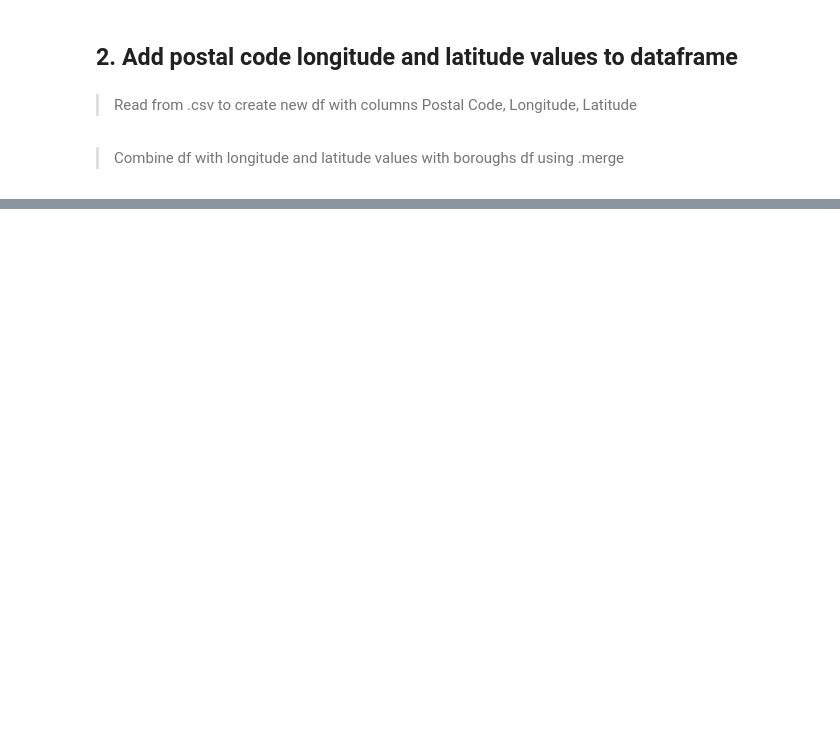
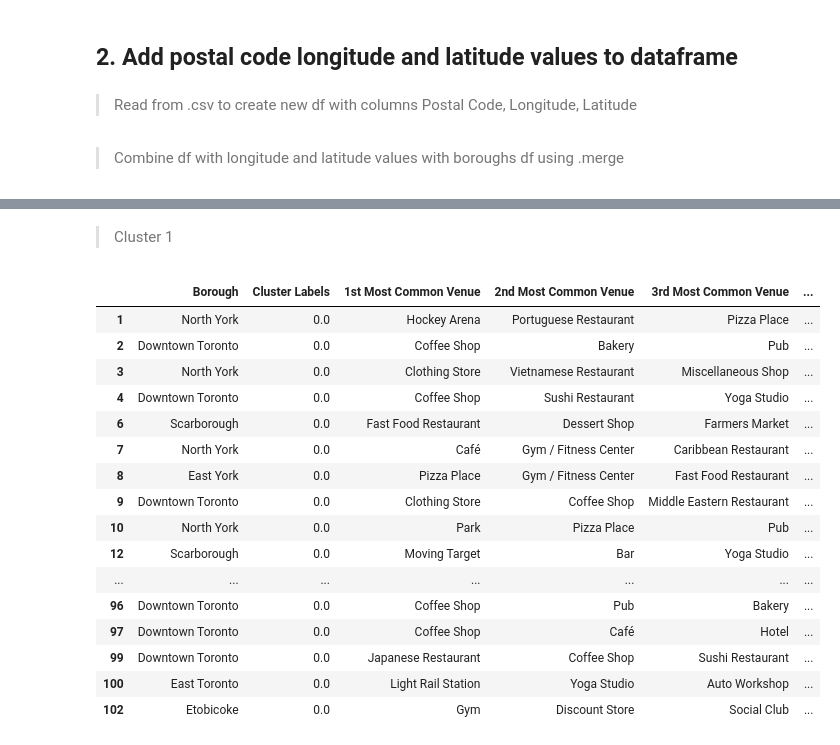
Before and after one commit to bmelhorn/Coursera, a Jupyter notebook: Applied Data Science Capstone Week 3.ipynb, the cells around one changed output, grey strips where cells are left out. Drawn from its saved outputs; the diff is of its cells as text; code cells hidden in the pictures; blank space fills up the shorter version.

Commit message:
Published from Watson Studio.

```diff
--- a/Applied Data Science Capstone Week 3.ipynb
+++ b/Applied Data Science Capstone Week 3.ipynb
@@ -46,0 +104,17 @@ borough11.head()
+# %%
+map_toronto = folium.Map(location=[latitude, longitude], zoom_start=10)
+
+for postal, lat, lng, borough, neighborhood in zip(borough11['Postal Code'], borough11['Latitude'], borough11['Longitude'], borough11['Borough'], borough11['Neighborhood']):
+    label = '{}, {}, {}'.format(postal, neighborhood, borough)
+    label = folium.Popup(label, parse_html=True)
+    folium.CircleMarker(
+        [lat, lng],
+        radius=5,
+        popup=label,
+        color='blue',
+        fill=True,
+        fill_color='#3186cc',
+        fill_opacity=0.7,
+        parse_html=False).add_to(map_toronto)
+
+map_toronto
@@ -46,0 +172,7 @@ borough11.head()
+# %%
+toronto_venues = getNearbyVenues(postal_codes=borough11['Postal Code'],
+                                   latitudes=borough11['Latitude'],
+                                   longitudes=borough11['Longitude'],
+                                   neighborhoods=borough11['Neighborhood'],
+                                   boroughs=borough11['Borough']
+                                  )
@@ -46,0 +246,18 @@ borough11.head()
+# %%
+# set number of clusters
+kclusters = 5
+
+toronto_grouped_clustering = toronto_grouped.drop('Postal Code', 1)
+
+# run k-means clustering
+kmeans = KMeans(n_clusters=kclusters, random_state=0).fit(toronto_grouped_clustering)
+
+# add clustering labels
+postal_code_venues_sorted.insert(0, 'Cluster Labels', kmeans.labels_)
+
+toronto_merged = borough11
+
+# merge toronto_grouped with borough11 to add latitude/longitude for each postal code
+toronto_merged = toronto_merged.join(postal_code_venues_sorted.set_index('Postal Code'), on='Postal Code').dropna()
+
+toronto_merged.head()
@@ -46,0 +299,22 @@ borough11.head()
+# %% [markdown]
+> Cluster 1
+# %%
+toronto_merged.loc[toronto_merged['Cluster Labels'] == 0, toronto_merged.columns[[1] + list(range(5, toronto_merged.shape[1]))]]
+# %% [output]
+|  | Borough | Cluster Labels | 1st Most Common Venue | 2nd Most Common Venue | 3rd Most Common Venue | ... |
+| 1 | North York | 0.0 | Hockey Arena | Portuguese Restaurant | Pizza Place | ... |
+| 2 | Downtown Toronto | 0.0 | Coffee Shop | Bakery | Pub | ... |
+| 3 | North York | 0.0 | Clothing Store | Vietnamese Restaurant | Miscellaneous Shop | ... |
+| 4 | Downtown Toronto | 0.0 | Coffee Shop | Sushi Restaurant | Yoga Studio | ... |
+| 6 | Scarborough | 0.0 | Fast Food Restaurant | Dessert Shop | Farmers Market | ... |
+| 7 | North York | 0.0 | Café | Gym / Fitness Center | Caribbean Restaurant | ... |
+| 8 | East York | 0.0 | Pizza Place | Gym / Fitness Center | Fast Food Restaurant | ... |
+| 9 | Downtown Toronto | 0.0 | Clothing Store | Coffee Shop | Middle Eastern Restaurant | ... |
+| 10 | North York | 0.0 | Park | Pizza Place | Pub | ... |
+| 12 | Scarborough | 0.0 | Moving Target | Bar | Yoga Studio | ... |
+| ... | ... | ... | ... | ... | ... | ... |
+| 96 | Downtown Toronto | 0.0 | Coffee Shop | Pub | Bakery | ... |
+| 97 | Downtown Toronto | 0.0 | Coffee Shop | Café | Hotel | ... |
+| 99 | Downtown Toronto | 0.0 | Japanese Restaurant | Coffee Shop | Sushi Restaurant | ... |
+| 100 | East Toronto | 0.0 | Light Rail Station | Yoga Studio | Auto Workshop | ... |
+| 102 | Etobicoke | 0.0 | Gym | Discount Store | Social Club | ... |
```
Also changed, not shown: parts of 32 cells of this notebook.
